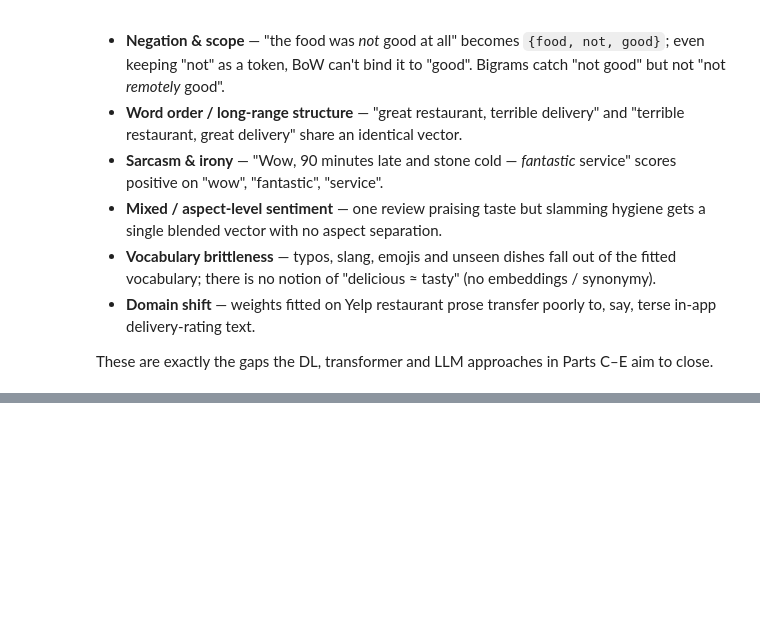
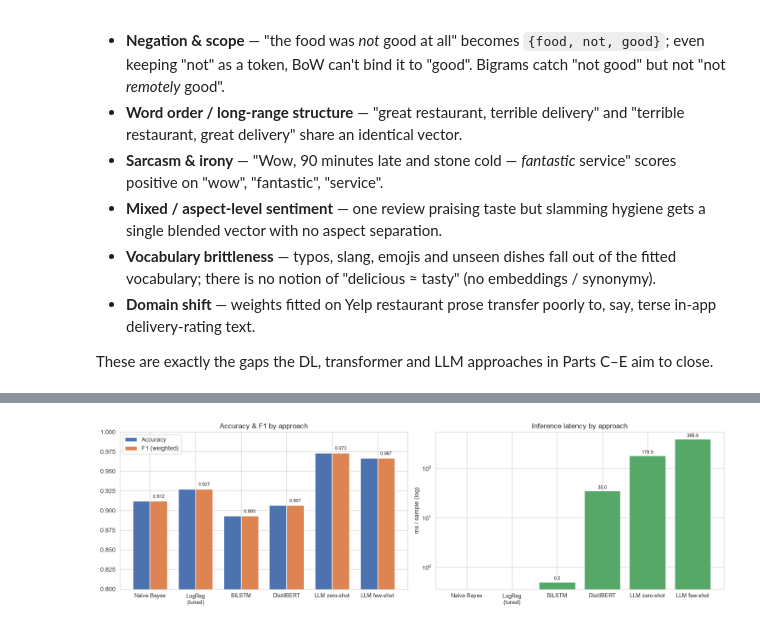
Before and after one commit to Alchemist-evo/nlp_application, a Jupyter notebook: PS4_Group86_NLP_SentimentAnalysis_Assignment.ipynb, the cells around one changed output, grey strips where cells are left out. Cells and saved outputs as stored; diff of their text form; code cells hidden in the pictures; blank space fills up the shorter version.

```diff
--- a/PS4_Group86_NLP_SentimentAnalysis_Assignment.ipynb
+++ b/PS4_Group86_NLP_SentimentAnalysis_Assignment.ipynb
@@ -685,0 +1109,25 @@ your results.
+# %%
+# ---- chart 1: Accuracy & F1 across approaches -------------------------------
+order = comparison.index.tolist()
+short = [s.replace(" (Part C)", "").replace(" (Part D)", "").replace(" (Part E)", "")
+          .replace(" (tuned)", "\n(tuned)") for s in order]
+x = np.arange(len(order)); w = 0.38
+
+fig, ax = plt.subplots(1, 2, figsize=(15, 4.6))
+ax[0].bar(x - w/2, comparison["Accuracy"],       w, label="Accuracy",      color="#4c72b0")
+ax[0].bar(x + w/2, comparison["F1 (weighted)"],  w, label="F1 (weighted)", color="#dd8452")
+ax[0].set_xticks(x); ax[0].set_xticklabels(short, fontsize=9)
+ax[0].set_ylim(0.80, 1.0); ax[0].set_title("Accuracy & F1 by approach"); ax[0].legend()
+for i, v in enumerate(comparison["F1 (weighted)"]):
+    ax[0].text(i + w/2, v + 0.004, f"{v:.3f}", ha="center", fontsize=8)
+
+# ---- chart 2: inference latency (log scale) --------------------------------
+lat = comparison["Latency (ms/sample)"].fillna(0)
+ax[1].bar(x, lat, color="#55a868")
+ax[1].set_yscale("log"); ax[1].set_xticks(x); ax[1].set_xticklabels(short, fontsize=9)
+ax[1].set_ylabel("ms / sample (log)"); ax[1].set_title("Inference latency by approach")
+for i, v in enumerate(lat):
+    if v: ax[1].text(i, v * 1.1, f"{v:.1f}", ha="center", fontsize=8)
+plt.tight_layout(); plt.show()
+# %% [output]
+[figure, added]
```
Also changed, not shown: parts of 43 cells of this notebook.
